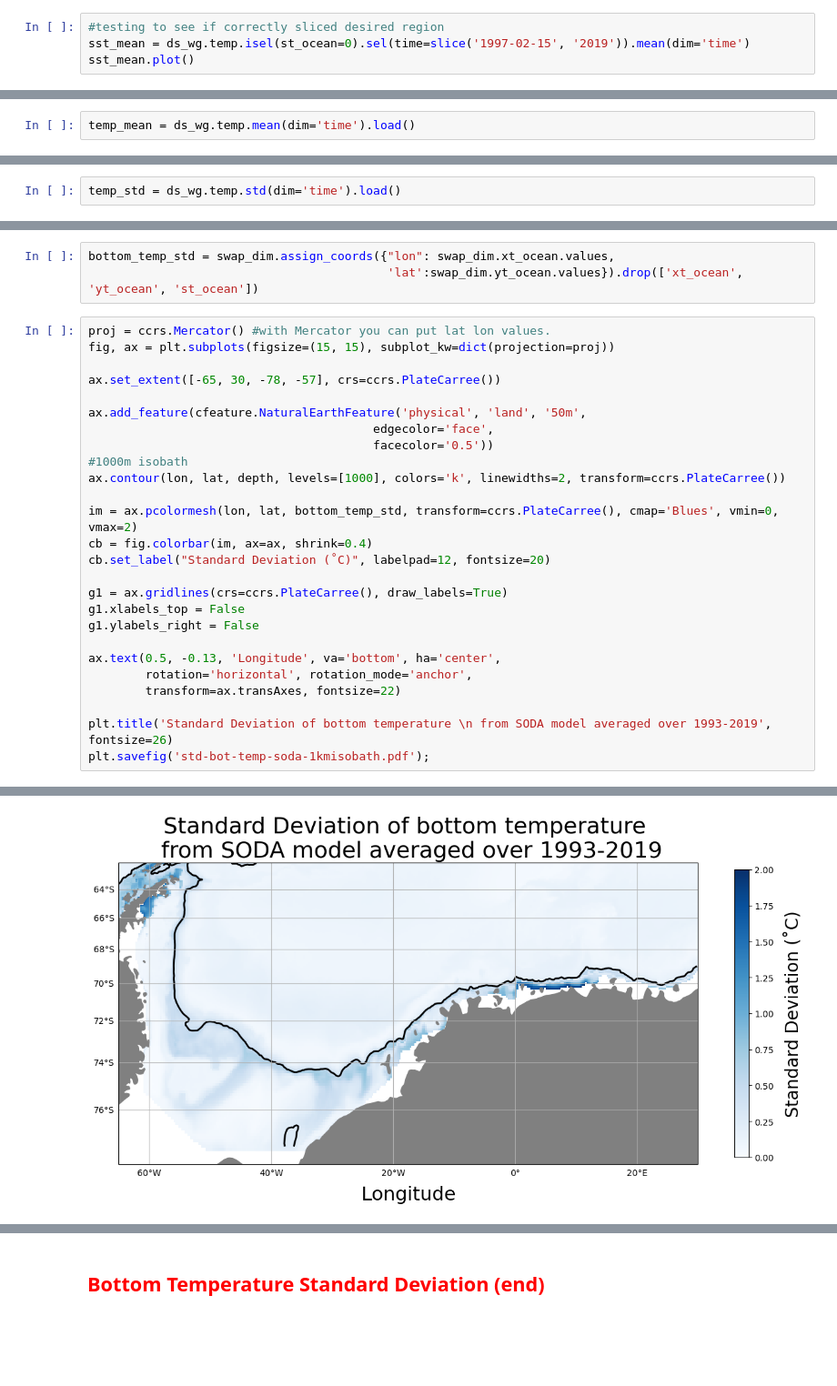
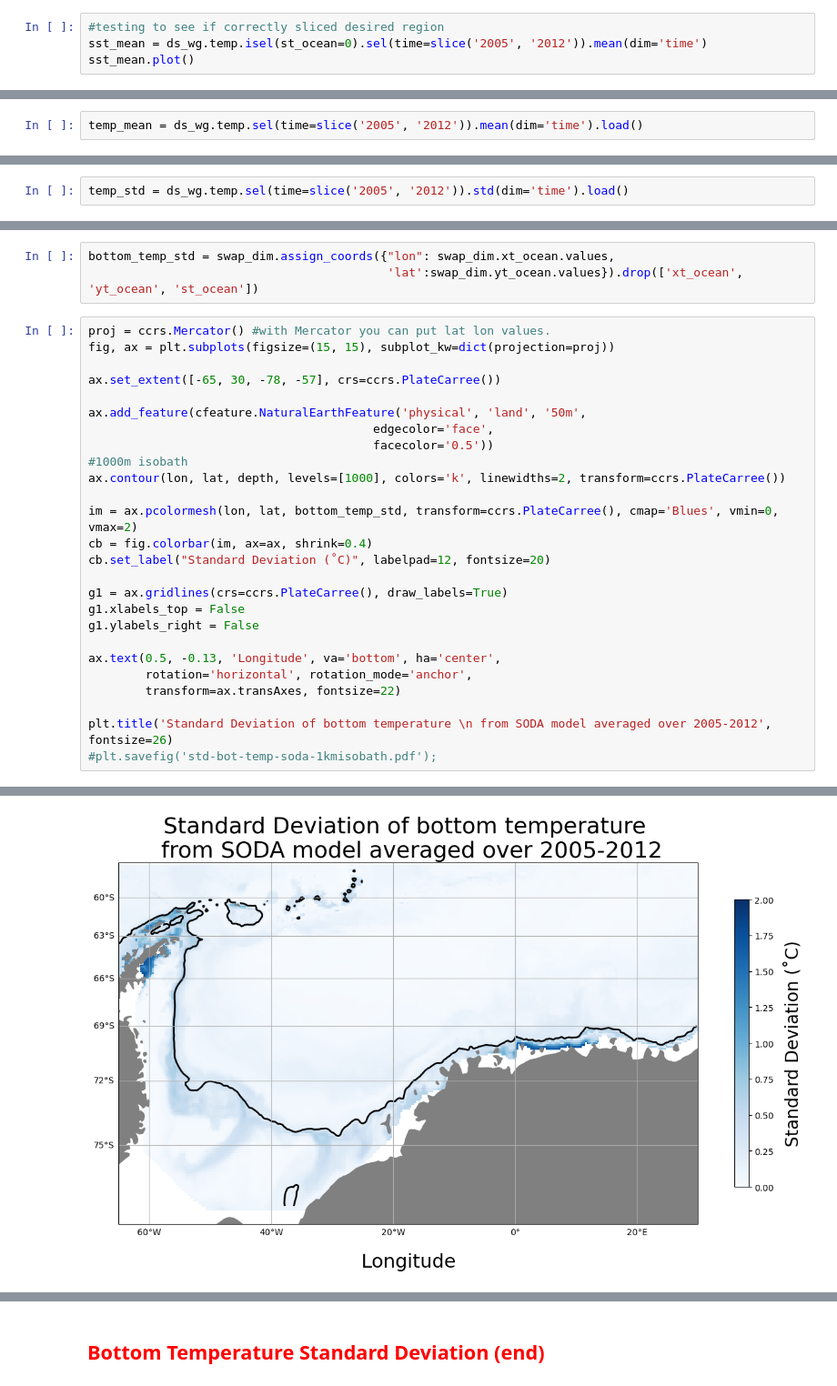
Before and after one commit to shanicetbailey/chapter1, a Jupyter notebook: SODA/3_bottom-temp_salt-std-figs.ipynb, the cells around one changed output, grey strips where cells are left out. Shown at 91% size. Cells and saved outputs as stored; diff of their text form; blank space fills up the shorter version.

```diff
--- a/SODA/3_bottom-temp_salt-std-figs.ipynb
+++ b/SODA/3_bottom-temp_salt-std-figs.ipynb
@@ -158,7 +158,7 @@ ds_wg.salt.sel(time=slice('1993', '2016')).sum(('st_ocean', 'yt_ocean', 'xt_ocea
 [figure]
 # %%
 #testing to see if correctly sliced desired region
-sst_mean = ds_wg.temp.isel(st_ocean=0).sel(time=slice('1997-02-15', '2019')).mean(dim='time')
+sst_mean = ds_wg.temp.isel(st_ocean=0).sel(time=slice('2005', '2012')).mean(dim='time')
 sst_mean.plot()
 # %% [output]
 <matplotlib.collections.QuadMesh at 0x...>
@@ -252,7 +248,7 @@ ds_wg.temp[0].sel(st_ocean=depth_max, method='nearest').plot()
 <matplotlib.collections.QuadMesh at 0x...>
 [figure]
 # %%
-temp_mean = ds_wg.temp.mean(dim='time').load()
+temp_mean = ds_wg.temp.sel(time=slice('2005', '2012')).mean(dim='time').load()
 # %%
 bottom_temp = temp_mean.sel(st_ocean=depth_max, method='nearest')
 # %%
@@ -314,7 +309,7 @@ bottom_temp.to_netcdf('bottom_temp.nc', mode='w')
 # %% [markdown]
 ## <span style='color:Red'> Bottom Temperature Standard Deviation (start)
 # %%
-temp_std = ds_wg.temp.std(dim='time').load()
+temp_std = ds_wg.temp.sel(time=slice('2005', '2012')).std(dim='time').load()
 # %%
 bottom_temp_std = temp_std.sel(st_ocean=depth_max, method='nearest')
 # %%
@@ -346,6 +341,6 @@ ax.text(0.5, -0.13, 'Longitude', va='bottom', ha='center',
         rotation='horizontal', rotation_mode='anchor',
         transform=ax.transAxes, fontsize=22)
 
-plt.title('Standard Deviation of bottom temperature \n from SODA model averaged over 1993-2019', fontsize=26)
-plt.savefig('std-bot-temp-soda-1kmisobath.pdf');
+plt.title('Standard Deviation of bottom temperature \n from SODA model averaged over 2005-2012', fontsize=26)
+#plt.savefig('std-bot-temp-soda-1kmisobath.pdf');
 # %% [output]
@@ -352 +348 @@ plt.savefig('std-bot-temp-soda-1kmisobath.pdf');
-[figure, old version]
+[figure, new version]
```
Also changed, not shown: parts of 28 cells of this notebook.
